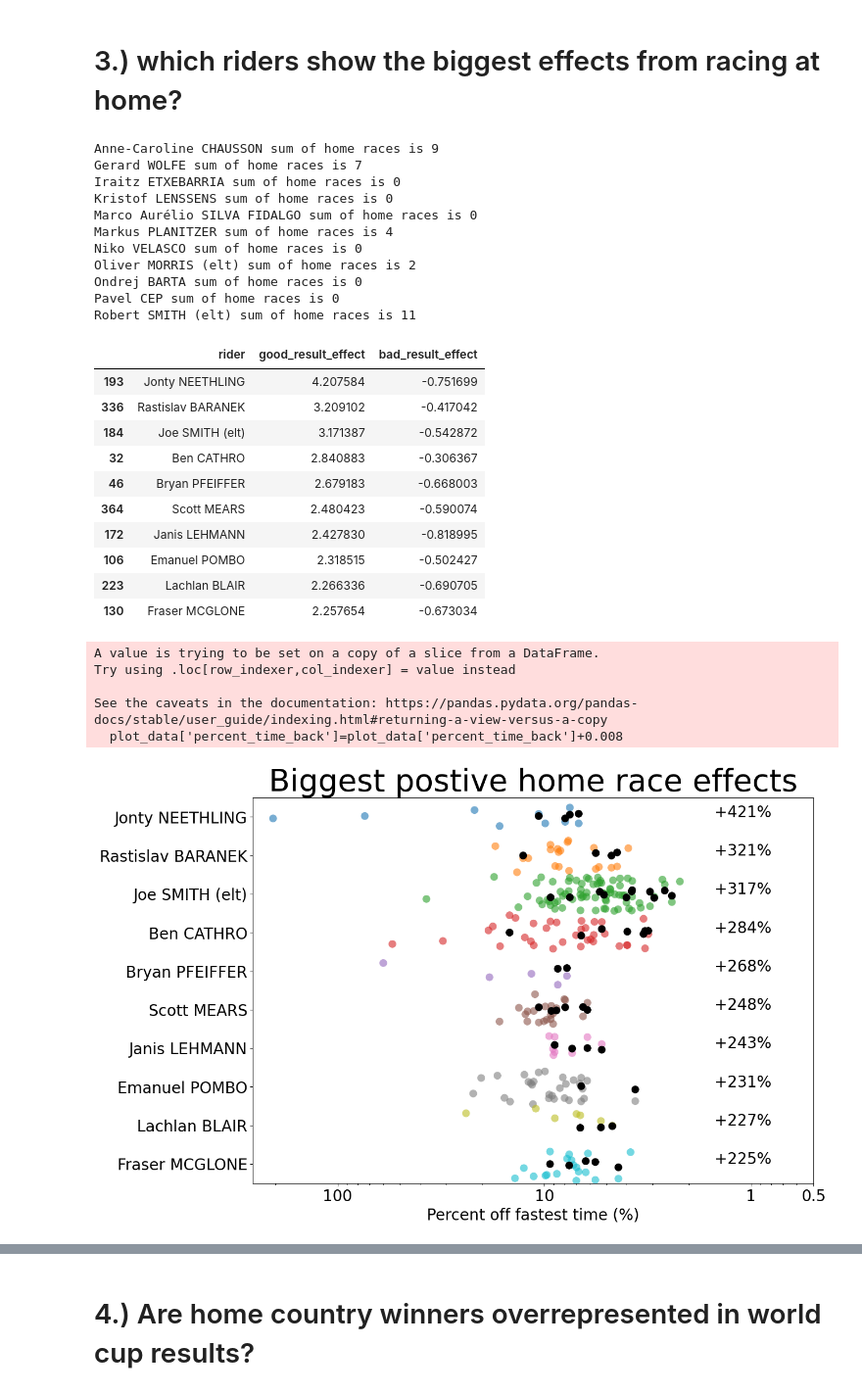
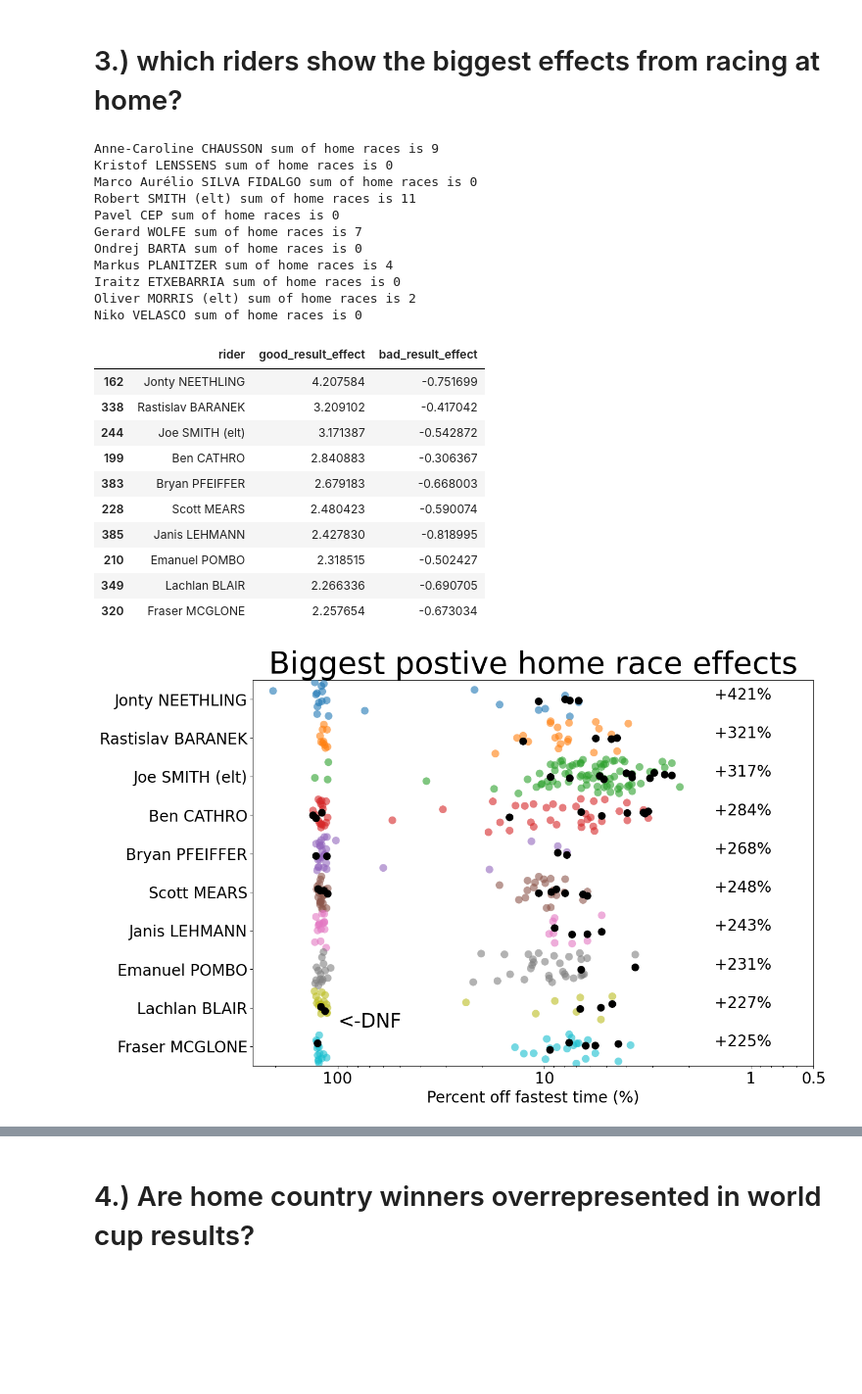
Before and after one commit to nathantomczyk/world_cup_downhill_data_science, a Jupyter notebook: home_country_analysis.ipynb, the cells around one changed output, grey strips where cells are left out. Shown at 98% size. Saved outputs shown, nothing was run; the diff lists cells and outputs as text; code cells hidden in the pictures; blank space fills up the shorter version.

```diff
--- a/home_country_analysis.ipynb
+++ b/home_country_analysis.ipynb
@@ -16,6 +16,7 @@ import random
 load cleaned data (this was done the the expoloratory_data_analyis_and_transformation notebook)
 # %%
 d=pd.read_csv('data/cleaned_downhill_data.csv')
+modeling_data=d
 # %% [markdown]
 ## Summary
 # %% [markdown]
@@ -157,6 +158,7 @@ Text(0.5, 1.0, 'Bad Results')
 # %% [markdown]
 # 3.) which riders show the biggest effects from racing at home?
 # %%
+modeling_names=d['Name'].unique()
 rider_models=pd.DataFrame()
 for Name in modeling_names:
     one_rider_data=d[d['Name']==Name]
@@ -178,62 +180,61 @@ for Name in modeling_names:
         print(Name,"sum of home races is",one_rider_data['home_race'].sum())
 # %% [output]
 Anne-Caroline CHAUSSON sum of home races is 9
-Gerard WOLFE sum of home races is 7
-Iraitz ETXEBARRIA sum of home races is 0
 Kristof LENSSENS sum of home races is 0
 Marco Aurélio SILVA FIDALGO sum of home races is 0
+Robert SMITH (elt) sum of home races is 11
+Pavel CEP sum of home races is 0
+Gerard WOLFE sum of home races is 7
+Ondrej BARTA sum of home races is 0
 Markus PLANITZER sum of home races is 4
+Iraitz ETXEBARRIA sum of home races is 0
+Oliver MORRIS (elt) sum of home races is 2
 Niko VELASCO sum of home races is 0
-Oliver MORRIS (elt) sum of home races is 2
-Ondrej BARTA sum of home races is 0
-Pavel CEP sum of home races is 0
-Robert SMITH (elt) sum of home races is 11
 # %%
 rider_models.set_index('rider')
-biggest_effects=rider_models['good_result_effect'].sort_values(ascending=True).head(10)
+biggest_effects=rider_models['good_result_effect'].sort_values(ascending=False).head(10)
 biggest_effects.index
 best_effects=rider_models.loc[biggest_effects.index]
 best_effects_riders=best_effects['rider']
 best_effects
 # %% [output]
 |  | rider | good_result_effect | bad_result_effect |
-| 193 | Jonty NEETHLING | 4.207584 | -0.751699 |
-| 336 | Rastislav BARANEK | 3.209102 | -0.417042 |
-| 184 | Joe SMITH (elt) | 3.171387 | -0.542872 |
-| 32 | Ben CATHRO | 2.840883 | -0.306367 |
-| 46 | Bryan PFEIFFER | 2.679183 | -0.668003 |
-| 364 | Scott MEARS | 2.480423 | -0.590074 |
-| 172 | Janis LEHMANN | 2.427830 | -0.818995 |
-| 106 | Emanuel POMBO | 2.318515 | -0.502427 |
-| 223 | Lachlan BLAIR | 2.266336 | -0.690705 |
-| 130 | Fraser MCGLONE | 2.257654 | -0.673034 |
+| 162 | Jonty NEETHLING | 4.207584 | -0.751699 |
+| 338 | Rastislav BARANEK | 3.209102 | -0.417042 |
+| 244 | Joe SMITH (elt) | 3.171387 | -0.542872 |
+| 199 | Ben CATHRO | 2.840883 | -0.306367 |
+| 383 | Bryan PFEIFFER | 2.679183 | -0.668003 |
+| 228 | Scott MEARS | 2.480423 | -0.590074 |
+| 385 | Janis LEHMANN | 2.427830 | -0.818995 |
+| 210 | Emanuel POMBO | 2.318515 | -0.502427 |
+| 349 | Lachlan BLAIR | 2.266336 | -0.690705 |
+| 320 | Fraser MCGLONE | 2.257654 | -0.673034 |
 # %%
 bad_results=['DNF','DNQ','DSQ','DNS','',np.nan]
-plot_data=d[~d['Run 1'].isin(list(bad_results))]
+plot_data=d[~d['Run 1'].isin(list(best_effects_riders))]
+
+
 plot_data['percent_time_back']=plot_data['percent_time_back']+0.008
+plot_data.loc[plot_data['Run 1'].isin(list(bad_results)),'percent_time_back']=120+np.random.normal(loc=0, scale=5, size=len(plot_data.loc[plot_data['Run 1'].isin(list(bad_results)),'percent_time_back']))
+#plot_data.loc[plot_data['Run 1'].isin(list(bad_results)),'DNF']='yes'
 home_races=plot_data[plot_data['home_race']==1]
-# %% [output]
-A value is trying to be set on a copy of a slice from a DataFrame.
-Try using .loc[row_indexer,col_indexer] = value instead
-
-See the caveats in the documentation: https://pandas.pydata.org/pandas-docs/stable/user_guide/indexing.html#returning-a-view-versus-a-copy
-  plot_data['percent_time_back']=plot_data['percent_time_back']+0.008
 # %%
 plt.figure(figsize=(13,9))
-ax=sns.stripplot(data=plot_data[plot_data['Name'].isin(list(best_effects_riders))],x='percent_time_back',y="Name",order=list(best_effects_riders),alpha=0.6,
+ax=sns.stripplot(data=plot_data,x='percent_time_back',y="Name",order=list(best_effects_riders),alpha=0.6,
              jitter=0.45,size=10)
-sns.stripplot(data=home_races[home_races['Name'].isin(list(best_effects_riders))],x='percent_time_back',y="Name",order=list(best_effects_riders),palette=['black'],size=10, ax=ax)
+sns.stripplot(data=home_races,x='percent_time_back',y="Name",order=list(best_effects_riders),palette=['black'],size=10, ax=ax)
 plt.xlabel("Percent off fastest time (%)", fontsize=20)
 plt.ylabel("")
 plt.title('Biggest postive home race effects', fontsize=40)
 plt.tick_params(axis='both', which='major', labelsize=20)
 plt.xscale('log')
+ax.annotate("<-DNF", xy=(100, 8.5), xycoords='data',fontsize=25)
 plt.xticks([0.5,1,10,100],['0.5','1','10','100'])
 #plt.axvline(x = 0.008, color = 'b', label = 'Race winning time')
 for i in range(10):
     ax.annotate(str("+" + str(int(best_effects['good_result_effect'].iloc[i].round(2)*100))+'%'),
             xy=(1.5, i), xycoords='data',fontsize=20)
 
 plt.gca().invert_xaxis()
 # %% [output]
-[figure, old version]
+[figure, new version]
```
Also changed, not shown: parts of 20 cells of this notebook, 13 other files.
